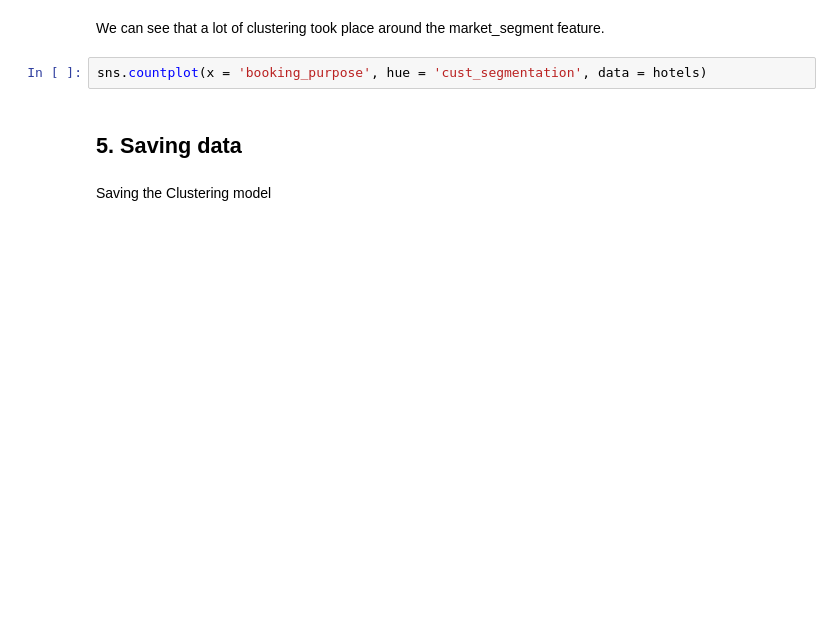
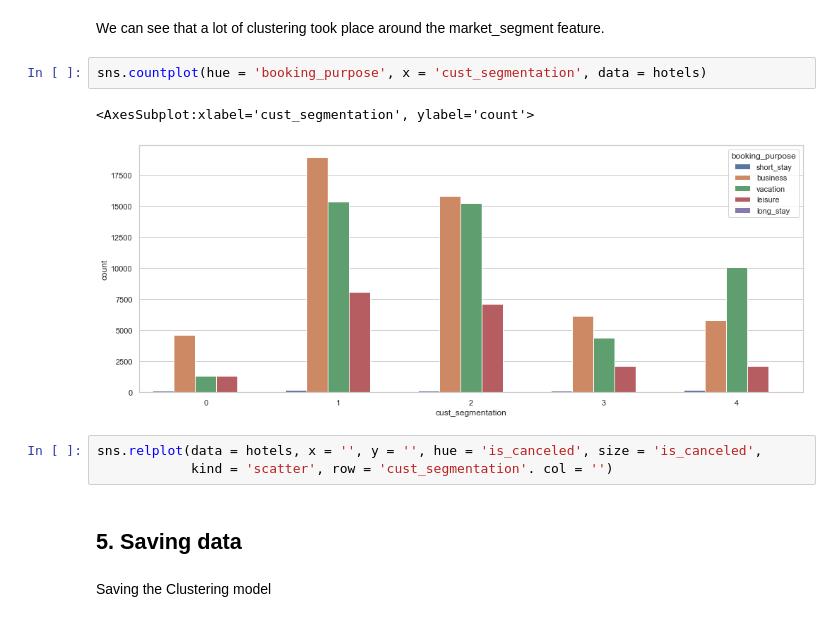
Before and after one commit to Razvanepe/Predicting_Hotel_Booking_Cancellations, a Jupyter notebook: notebooks/Pre-processing and Training Data Development.ipynb, the cells around one changed output. Saved outputs shown, nothing was run; the diff lists cells and outputs as text; blank space fills up the shorter version.

Commit message:
Final plots updates EDA and pre-processing

```diff
--- a/notebooks/Pre-processing and Training Data Development.ipynb
+++ b/notebooks/Pre-processing and Training Data Development.ipynb
@@ -813,7 +833,13 @@ sns.countplot( data=hotels, hue="market_segment",x = "cust_segmentation")
 # %% [markdown]
 We can see that a lot of clustering took place around the market_segment feature.
 # %%
-sns.countplot(x = 'booking_purpose', hue = 'cust_segmentation', data = hotels)
+sns.countplot(hue = 'booking_purpose', x = 'cust_segmentation', data = hotels)
+# %% [output]
+<AxesSubplot:xlabel='cust_segmentation', ylabel='count'>
+[figure, added]
+# %%
+sns.relplot(data = hotels, x = '', y = '', hue = 'is_canceled', size = 'is_canceled',
+            kind = 'scatter', row = 'cust_segmentation'. col = '')
 # %% [markdown]
 ## 5. Saving data
 # %% [markdown]
```
Also changed, not shown: parts of 6 cells of this notebook.
